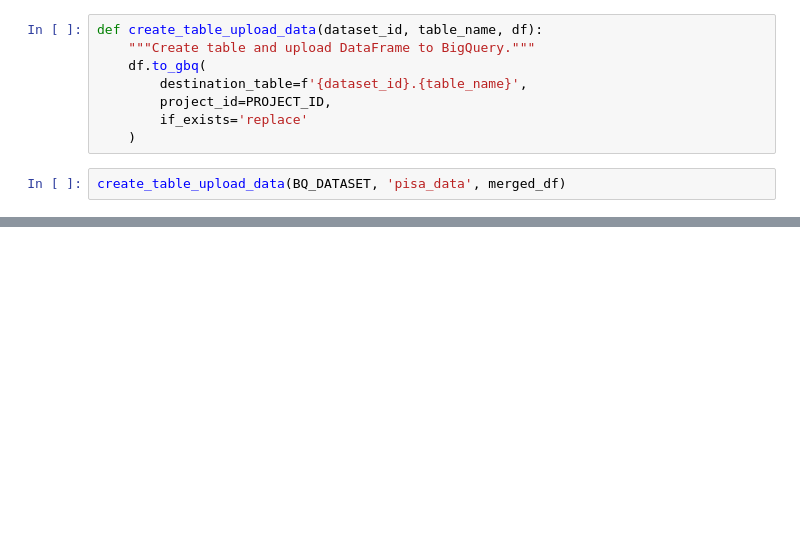
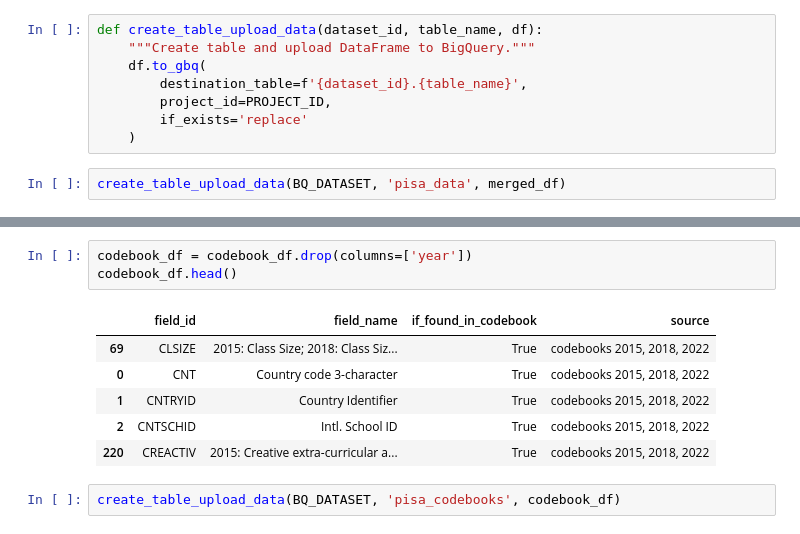
Before and after one commit to myudaninpu/Team_DN3_FinalProject, a Jupyter notebook: Individual_Analyses/Operations_Analyst/PISA_data_processing.ipynb, the cells around one changed output, grey strips where cells are left out. Saved outputs shown, nothing was run; the diff lists cells and outputs as text; blank space fills up the shorter version.

```diff
--- a/Individual_Analyses/Operations_Analyst/PISA_data_processing.ipynb
+++ b/Individual_Analyses/Operations_Analyst/PISA_data_processing.ipynb
@@ -846,0 +968,12 @@ create_table_upload_data(BQ_DATASET, 'pisa_data', merged_df)
+# %%
+codebook_df = codebook_df.drop(columns=['year'])
+codebook_df.head()
+# %% [output]
+|  | field_id | field_name | if_found_in_codebook | source |
+| 69 | CLSIZE | 2015: Class Size; 2018: Class Siz... | True | codebooks 2015, 2018, 2022 |
+| 0 | CNT | Country code 3-character | True | codebooks 2015, 2018, 2022 |
+| 1 | CNTRYID | Country Identifier | True | codebooks 2015, 2018, 2022 |
+| 2 | CNTSCHID | Intl. School ID | True | codebooks 2015, 2018, 2022 |
+| 220 | CREACTIV | 2015: Creative extra-curricular a... | True | codebooks 2015, 2018, 2022 |
+# %%
+create_table_upload_data(BQ_DATASET, 'pisa_codebooks', codebook_df)
```
Also changed, not shown: parts of 11 cells of this notebook, 1 other file.
